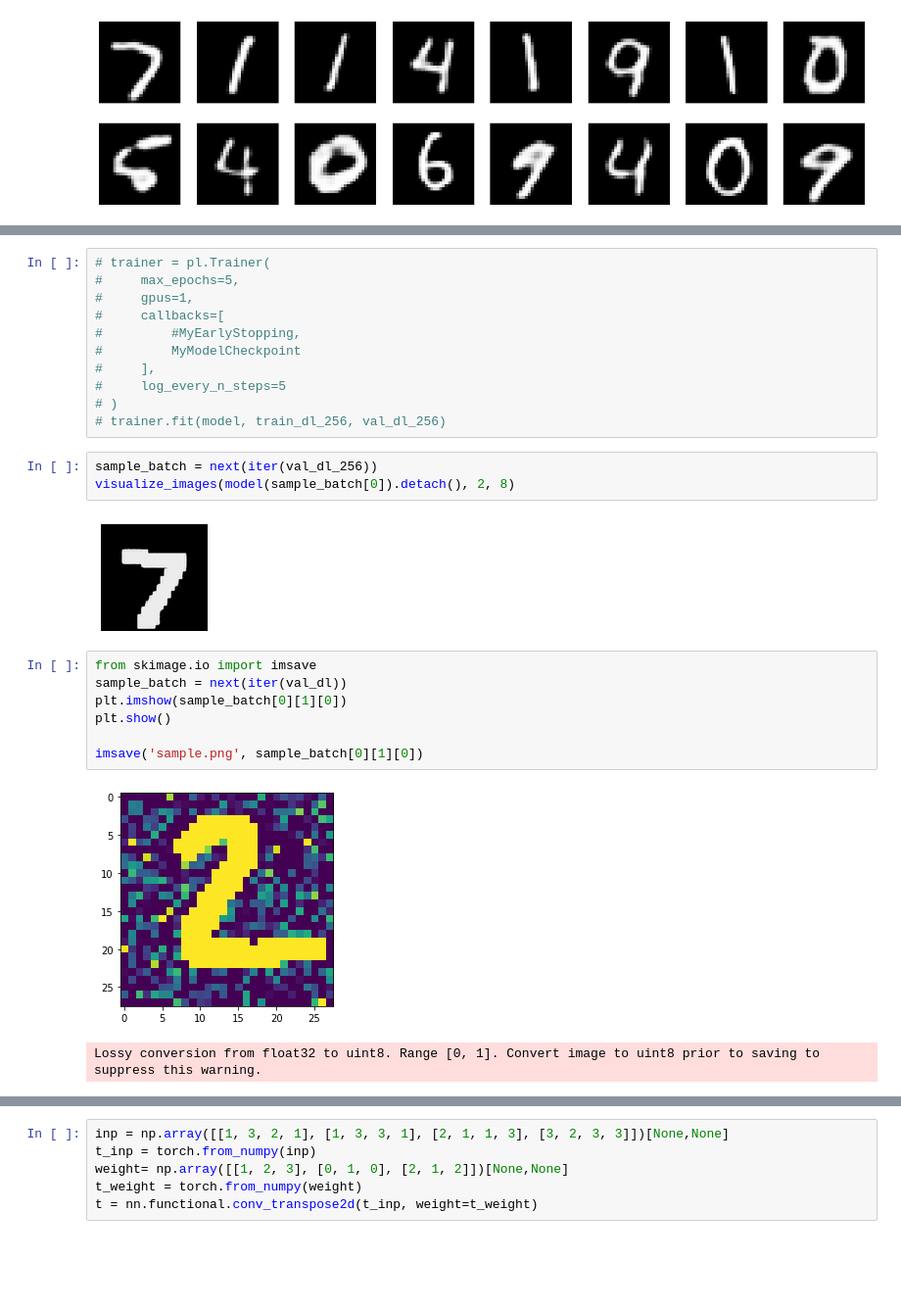
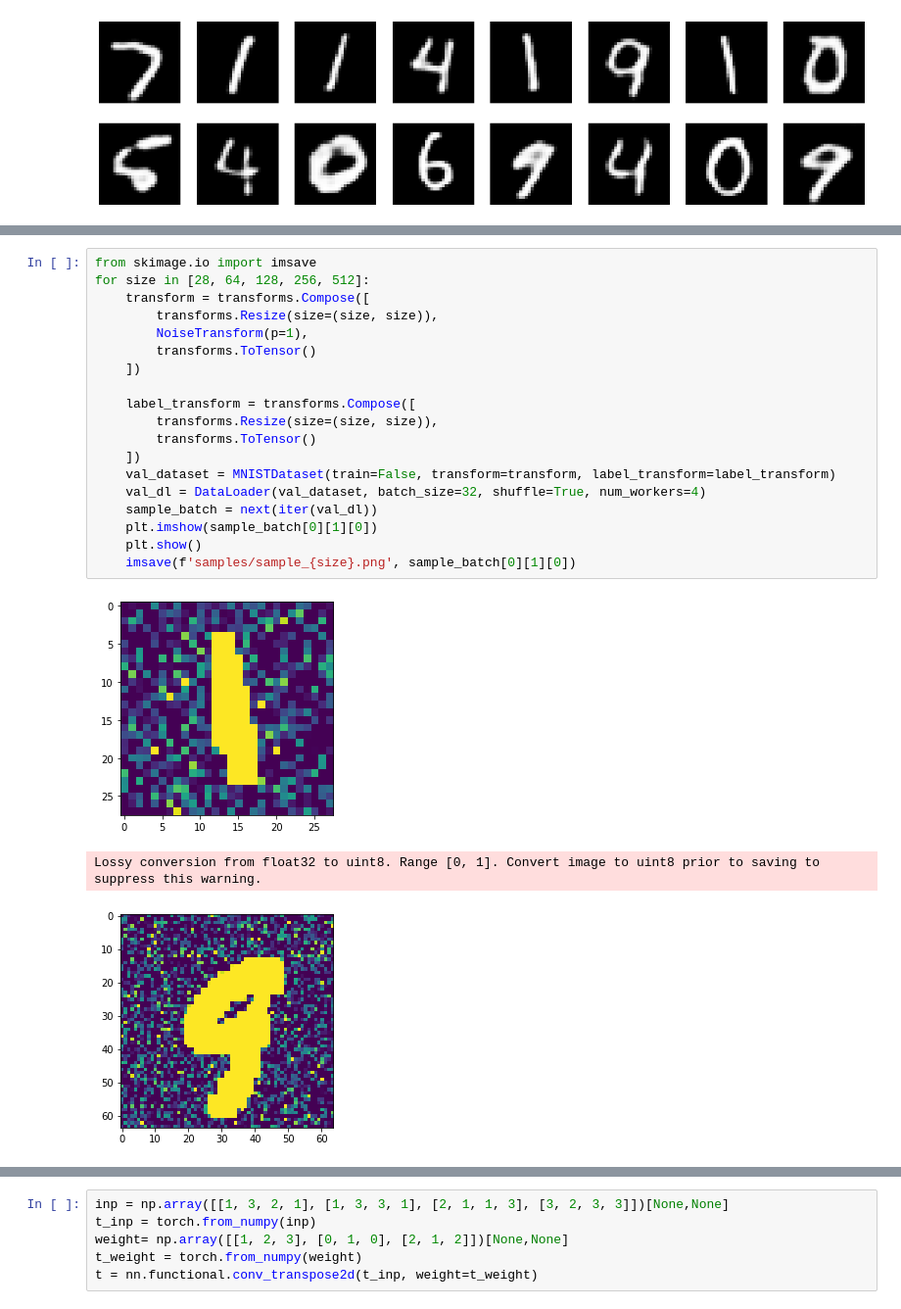
Before and after one commit to VladPyatov/cuda_prac, a Jupyter notebook: autoencoder/Autoencoder.ipynb, the cells around one changed output, grey strips where cells are left out. Shown: that part at 98% size. Cells and saved outputs as stored; diff of their text form; blank space fills up the shorter version.

```diff
--- a/autoencoder/Autoencoder.ipynb
+++ b/autoencoder/Autoencoder.ipynb
@@ -253,26 +303,23 @@ val_dl_256 = DataLoader(val_dataset_256, batch_size=32, shuffle=False, num_worke
-# %%
-# trainer = pl.Trainer(
-#     max_epochs=5,
-#     gpus=1,
-#     callbacks=[
-#         #MyEarlyStopping,
-#         MyModelCheckpoint
-#     ],
-#     log_every_n_steps=5
-# )
-# trainer.fit(model, train_dl_256, val_dl_256)
-# %%
-sample_batch = next(iter(val_dl_256))
-visualize_images(model(sample_batch[0]).detach(), 2, 8)
-# %% [output]
-[figure, removed]
 # %%
 from skimage.io import imsave
-sample_batch = next(iter(val_dl))
-plt.imshow(sample_batch[0][1][0])
-plt.show()
+for size in [28, 64, 128, 256, 512]:
+    transform = transforms.Compose([
+        transforms.Resize(size=(size, size)),
+        NoiseTransform(p=1),
+        transforms.ToTensor()
+    ])
 
-imsave('sample.png', sample_batch[0][1][0])
+    label_transform = transforms.Compose([
+        transforms.Resize(size=(size, size)),
+        transforms.ToTensor()
+    ])
+    val_dataset = MNISTDataset(train=False, transform=transform, label_transform=label_transform)
+    val_dl = DataLoader(val_dataset, batch_size=32, shuffle=True, num_workers=4)
+    sample_batch = next(iter(val_dl))
+    plt.imshow(sample_batch[0][1][0])
+    plt.show()
+    imsave(f'samples/sample_{size}.png', sample_batch[0][1][0])
 # %% [output]
-[figure, old version]
+[figure, new version]
 Lossy conversion from float32 to uint8. Range [0, 1]. Convert image to uint8 prior to saving to suppress this warning.
+[figure, added]
```
Also changed, not shown: parts of 18 cells of this notebook, 5 other files.
